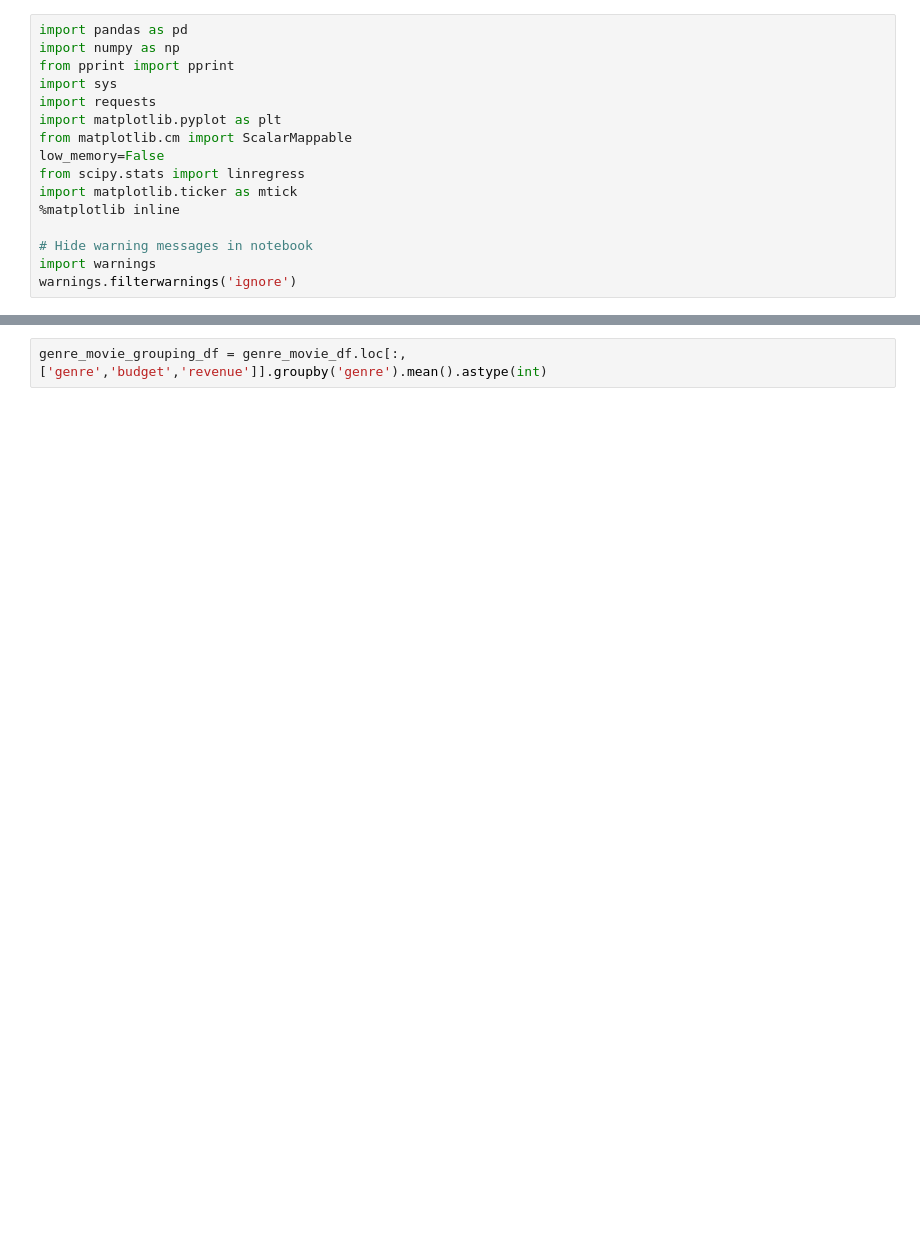
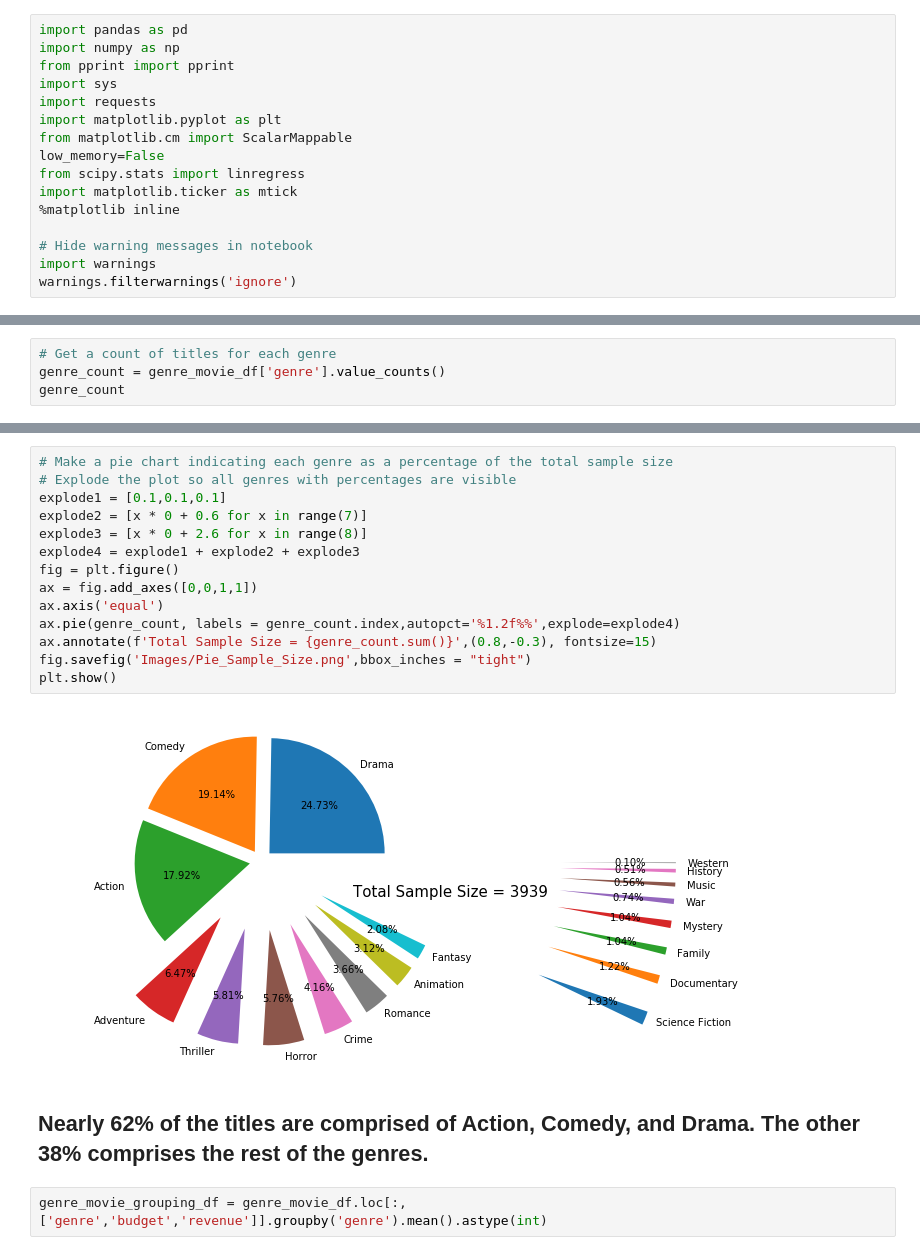
Before and after one commit to Eyes0ftheworld/UCDavis_Project1, a Jupyter notebook: Genre Movies Analysis.ipynb, the cells around one changed output, grey strips where cells are left out. Drawn from its saved outputs; the diff is of its cells as text; blank space fills up the shorter version.

```diff
--- a/Genre Movies Analysis.ipynb
+++ b/Genre Movies Analysis.ipynb
@@ -27,0 +54,4 @@ len(zero_values)
+# %%
+# Get a count of titles for each genre
+genre_count = genre_movie_df['genre'].value_counts()
+genre_count
@@ -28,2 +78,20 @@ len(zero_values)
+# %%
+# Make a pie chart indicating each genre as a percentage of the total sample size
+# Explode the plot so all genres with percentages are visible
+explode1 = [0.1,0.1,0.1]
+explode2 = [x * 0 + 0.6 for x in range(7)]
+explode3 = [x * 0 + 2.6 for x in range(8)]
+explode4 = explode1 + explode2 + explode3
+fig = plt.figure()
+ax = fig.add_axes([0,0,1,1])
+ax.axis('equal')
+ax.pie(genre_count, labels = genre_count.index,autopct='%1.2f%%',explode=explode4)
+ax.annotate(f'Total Sample Size = {genre_count.sum()}',(0.8,-0.3), fontsize=15)
+fig.savefig('Images/Pie_Sample_Size.png',bbox_inches = "tight")
+plt.show()
+# %% [output]
+[figure, added]
+# %% [markdown]
+## Nearly 62% of the titles are comprised of Action, Comedy, and Drama. The other 38% comprises the rest of the genres.
 # %%
 genre_movie_grouping_df = genre_movie_df.loc[:,['genre','budget','revenue']].groupby('genre').mean().astype(int)
```
Also changed, not shown: parts of 18 cells of this notebook, 3 other files.
